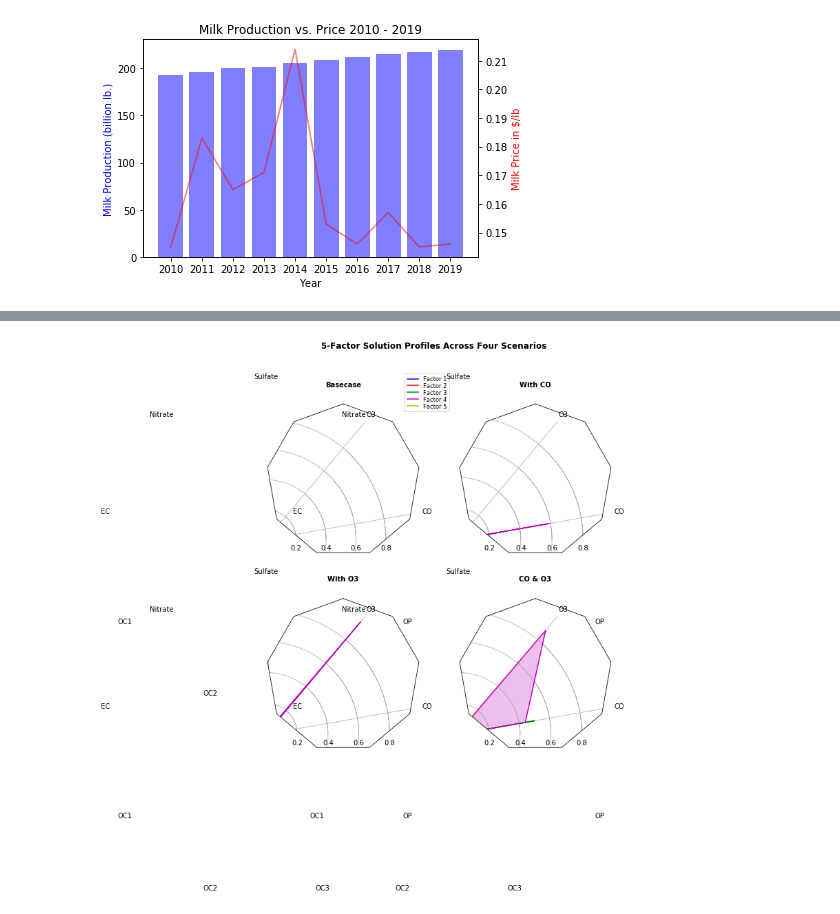
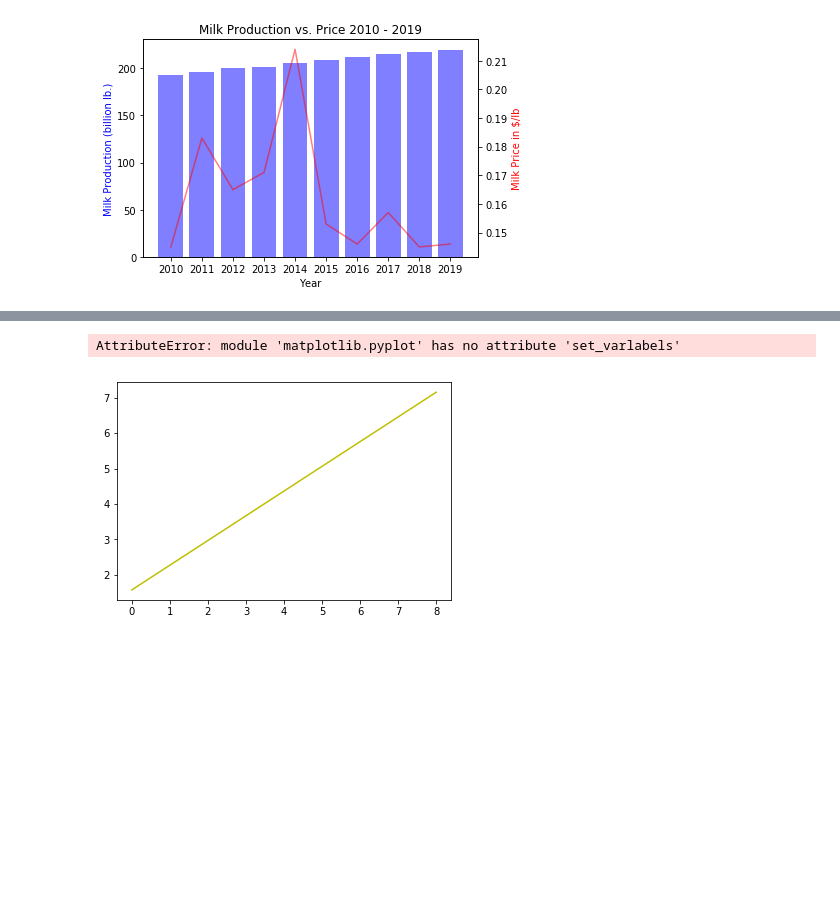
Before and after one commit to Ashraf4068/Dairy_project, a Jupyter notebook: main.ipynb, the cells around one changed output, grey strips where cells are left out. Cells and saved outputs as stored; diff of their text form; code cells hidden in the pictures; blank space fills up the shorter version.

Commit message:
added a bigger chart

```diff
--- a/main.ipynb
+++ b/main.ipynb
@@ -211,13 +257,32 @@ plt.show()
 # %%
+import numpy as np
+
+import matplotlib.pyplot as plt
+from matplotlib.path import Path
+from matplotlib.spines import Spine
+from matplotlib.projections.polar import PolarAxes
+from matplotlib.projections import register_projection
+
+
 def radar_factory(num_vars, frame='circle'):
+    """Create a radar chart with `num_vars` axes.
 
+    This function creates a RadarAxes projection and registers it.
+
+    Parameters
+    ----------
+    num_vars : int
+        Number of variables for radar chart.
+    frame : {'circle' | 'polygon'}
+        Shape of frame surrounding axes.
+
+    """
     # calculate evenly-spaced axis angles
     theta = np.linspace(0, 2*np.pi, num_vars, endpoint=False)
-    # rotate theta such that the first axis is at the top
-    theta += np.pi/2
 
     def draw_poly_patch(self):
-        verts = unit_poly_verts(theta)
+        # rotate theta such that the first axis is at the top
+        verts = unit_poly_verts(theta + np.pi / 2)
         return plt.Polygon(verts, closed=True, edgecolor='k')
 
     def draw_circle_patch(self):
@@ -236,14 +301,18 @@ def radar_factory(num_vars, frame='circle'):
         # define draw_frame method
         draw_patch = patch_dict[frame]
 
-        def fill(self, *args, **kwargs):
-            #"""Override fill so that line is closed by default"""
-            closed = kwargs.pop('closed', True)
-            return super(RadarAxes, self).fill(closed=closed, *args, **kwargs)
+        def __init__(self, *args, **kwargs):
+            super().__init__(*args, **kwargs)
+            # rotate plot such that the first axis is at the top
+            self.set_theta_zero_location('N')
+
+        def fill(self, *args, closed=True, **kwargs):
+            """Override fill so that line is closed by default"""
+            return super().fill(closed=closed, *args, **kwargs)
 
         def plot(self, *args, **kwargs):
-            #"""Override plot so that line is closed by default"""
-            lines = super(RadarAxes, self).plot(*args, **kwargs)
+            """Override plot so that line is closed by default"""
+            lines = super().plot(*args, **kwargs)
             for line in lines:
                 self._close_line(line)
 
@@ -263,13 +332,13 @@ def radar_factory(num_vars, frame='circle'):
 
         def _gen_axes_spines(self):
             if frame == 'circle':
-                return PolarAxes._gen_axes_spines(self)
+                return super()._gen_axes_spines()
             # The following is a hack to get the spines (i.e. the axes frame)
             # to draw correctly for a polygon frame.
 
             # spine_type must be 'left', 'right', 'top', 'bottom', or `circle`.
             spine_type = 'circle'
-            verts = unit_poly_verts(theta)
+            verts = unit_poly_verts(theta + np.pi / 2)
             # close off polygon by repeating first vertex
             verts.append(verts[0])
             path = Path(verts)
@@ -283,10 +352,10 @@ def radar_factory(num_vars, frame='circle'):
 
 
 def unit_poly_verts(theta):
-    #"""Return vertices of polygon for subplot axes.
+    """Return vertices of polygon for subplot axes.
 
-    #This polygon is circumscribed by a unit circle centered at (0.5, 0.5)
-    #"""
+    This polygon is circumscribed by a unit circle centered at (0.5, 0.5)
+    """
     x0, y0, r = [0.5] * 3
     verts = [(r*np.cos(t) + x0, r*np.sin(t) + y0) for t in theta]
     return verts
@@ -294,7 +363,7 @@ def unit_poly_verts(theta):
 
 def example_data():
     # The following data is from the Denver Aerosol Sources and Health study.
-    # See  doi:10.1016/j.atmosenv.2008.12.017
+    # See doi:10.1016/j.atmosenv.2008.12.017
     #
     # The data are pollution source profile estimates for five modeled
     # pollution sources (e.g., cars, wood-burning, etc) that emit 7-9 chemical
@@ -349,31 +418,32 @@ if __name__ == '__main__':
     data = example_data()
     spoke_labels = data.pop(0)
 
     fig, axes = plt.subplots(figsize=(9, 9), nrows=2, ncols=2,
                              subplot_kw=dict(projection='radar'))
     fig.subplots_adjust(wspace=0.25, hspace=0.20, top=0.85, bottom=0.05)
 
     colors = ['b', 'r', 'g', 'm', 'y']
     # Plot the four cases from the example data on separate axes
     for ax, (title, case_data) in zip(axes.flatten(), data):
         ax.set_rgrids([0.2, 0.4, 0.6, 0.8])
         ax.set_title(title, weight='bold', size='medium', position=(0.5, 1.1),
                      horizontalalignment='center', verticalalignment='center')
         for d, color in zip(case_data, colors):
             ax.plot(theta, d, color=color)
             ax.fill(theta, d, facecolor=color, alpha=0.25)
         ax.set_varlabels(spoke_labels)
 
     # add legend relative to top-left plot
     ax = axes[0, 0]
     labels = ('Factor 1', 'Factor 2', 'Factor 3', 'Factor 4', 'Factor 5')
     legend = ax.legend(labels, loc=(0.9, .95),
                        labelspacing=0.1, fontsize='small')
 
     fig.text(0.5, 0.965, '5-Factor Solution Profiles Across Four Scenarios',
              horizontalalignment='center', color='black', weight='bold',
              size='large')
 
     plt.show()
 # %% [output]
+AttributeError: module 'matplotlib.pyplot' has no attribute 'set_varlabels'
-[figure, old version]
+[figure, new version]
```
Also changed, not shown: parts of 3 cells of this notebook, 1 other file.
